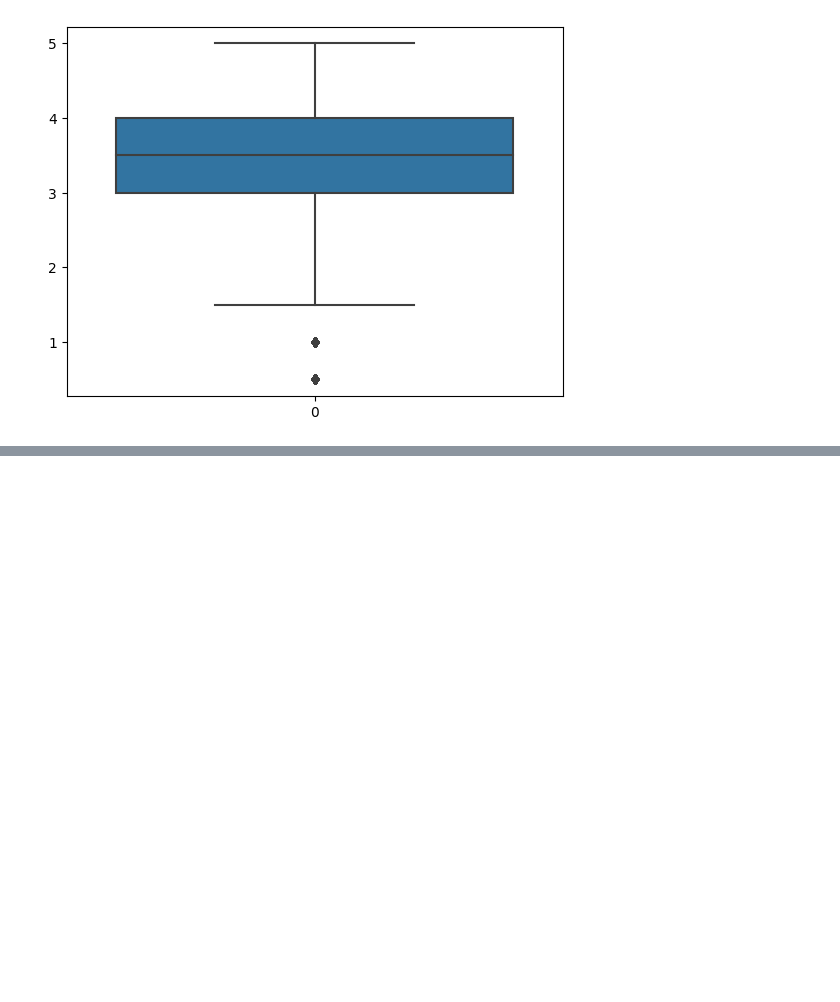
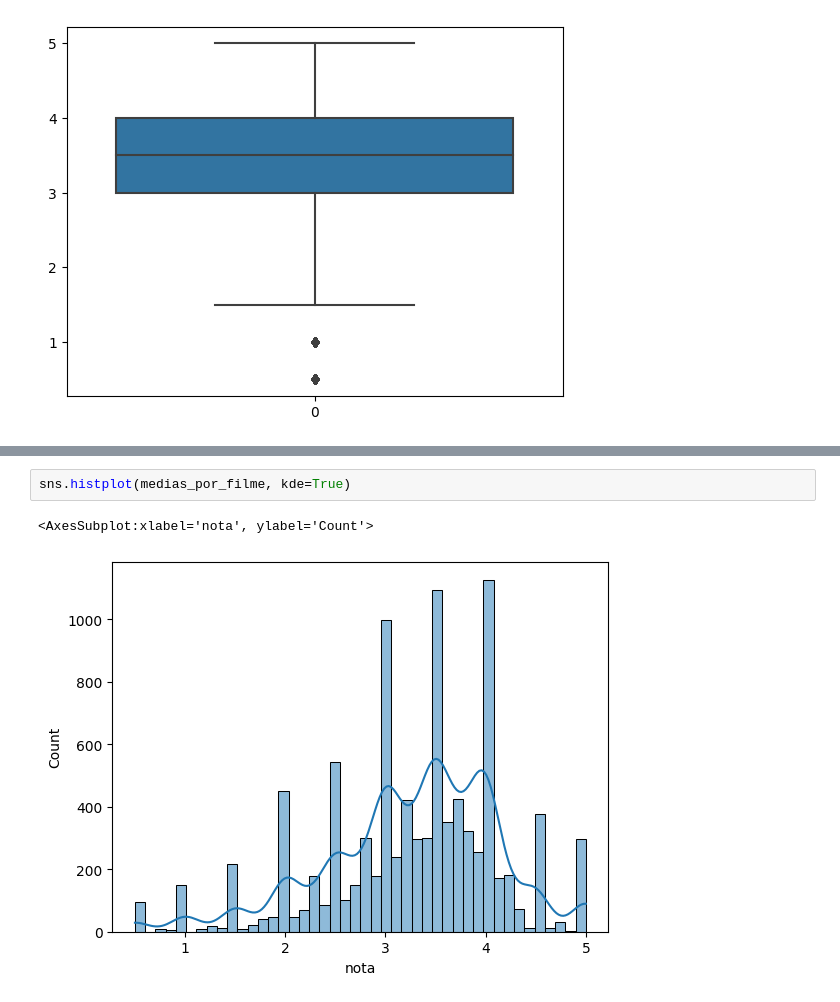
Before and after one commit to PurpleLobster31/Analise-e-Visualizacao-de-Dados, a Jupyter notebook: Introducao a Data Science.ipynb, the cells around one changed output, grey strips where cells are left out. Cells and saved outputs as stored; diff of their text form; blank space fills up the shorter version.

```diff
--- a/Introducao a Data Science.ipynb
+++ b/Introducao a Data Science.ipynb
@@ -105,0 +176,5 @@ sns.boxplot(notas.nota)
+# %%
+sns.histplot(medias_por_filme, kde=True)
+# %% [output]
+<AxesSubplot:xlabel='nota', ylabel='Count'>
+[figure, added]
```
Also changed, not shown: parts of 12 cells of this notebook.
